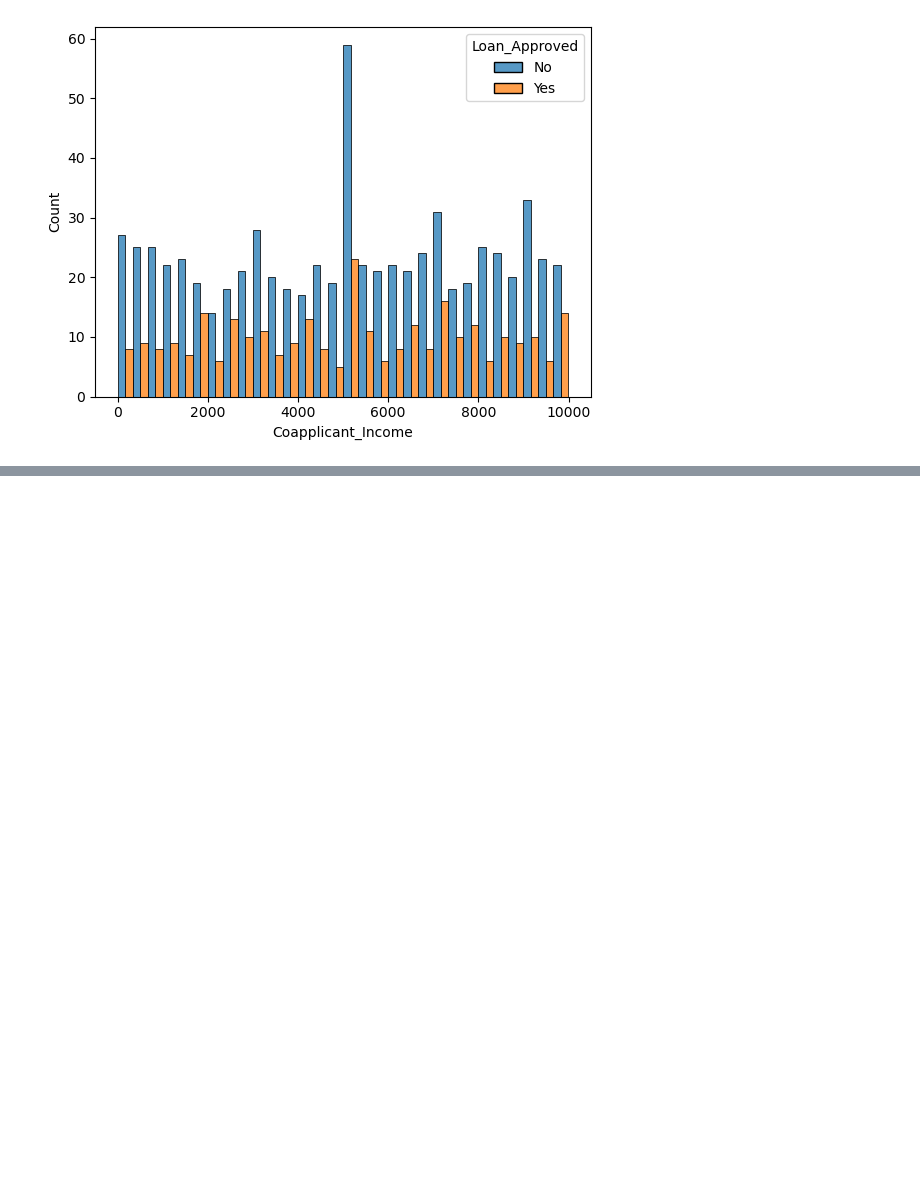
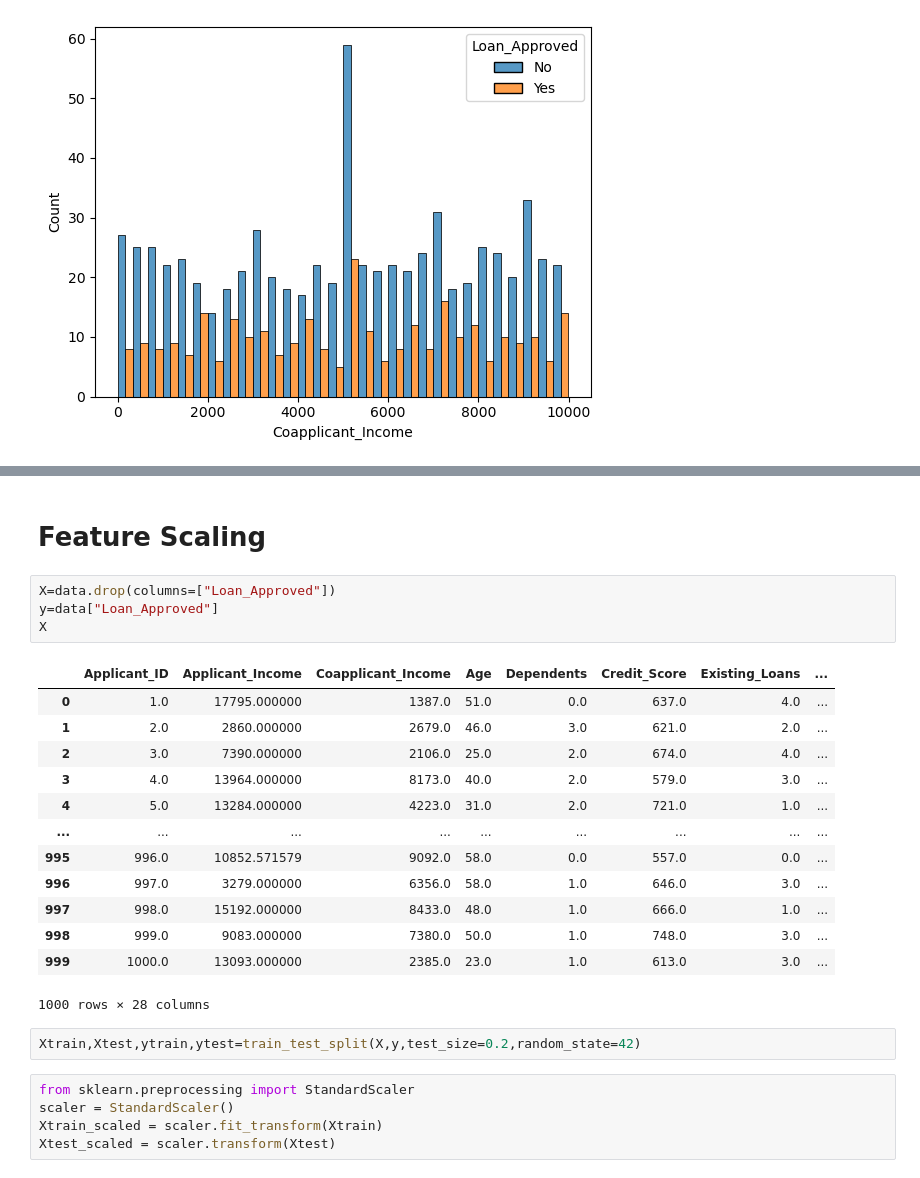
Before and after one commit to Tabby-rohit/credit_wise_project, a Jupyter notebook: credit_wise.ipynb, the cells around one changed output, grey strips where cells are left out. Drawn from its saved outputs; the diff is of its cells as text; blank space fills up the shorter version.

```diff
--- a/credit_wise.ipynb
+++ b/credit_wise.ipynb
@@ -89,0 +130,27 @@ plt.show()
+# %% [markdown]
+# Feature Scaling
+# %%
+X=data.drop(columns=["Loan_Approved"])
+y=data["Loan_Approved"]
+X
+# %% [output]
+|  | Applicant_ID | Applicant_Income | Coapplicant_Income | Age | Dependents | Credit_Score | Existing_Loans | ... |
+| 0 | 1.0 | 17795.000000 | 1387.0 | 51.0 | 0.0 | 637.0 | 4.0 | ... |
+| 1 | 2.0 | 2860.000000 | 2679.0 | 46.0 | 3.0 | 621.0 | 2.0 | ... |
+| 2 | 3.0 | 7390.000000 | 2106.0 | 25.0 | 2.0 | 674.0 | 4.0 | ... |
+| 3 | 4.0 | 13964.000000 | 8173.0 | 40.0 | 2.0 | 579.0 | 3.0 | ... |
+| 4 | 5.0 | 13284.000000 | 4223.0 | 31.0 | 2.0 | 721.0 | 1.0 | ... |
+| ... | ... | ... | ... | ... | ... | ... | ... | ... |
+| 995 | 996.0 | 10852.571579 | 9092.0 | 58.0 | 0.0 | 557.0 | 0.0 | ... |
+| 996 | 997.0 | 3279.000000 | 6356.0 | 58.0 | 1.0 | 646.0 | 3.0 | ... |
+| 997 | 998.0 | 15192.000000 | 8433.0 | 48.0 | 1.0 | 666.0 | 1.0 | ... |
+| 998 | 999.0 | 9083.000000 | 7380.0 | 50.0 | 1.0 | 748.0 | 3.0 | ... |
+| 999 | 1000.0 | 13093.000000 | 2385.0 | 23.0 | 1.0 | 613.0 | 3.0 | ... |
+1000 rows × 28 columns
+# %%
+Xtrain,Xtest,ytrain,ytest=train_test_split(X,y,test_size=0.2,random_state=42)
+# %%
+from sklearn.preprocessing import StandardScaler
+scaler = StandardScaler()
+Xtrain_scaled = scaler.fit_transform(Xtrain)
+Xtest_scaled = scaler.transform(Xtest)
```
Also changed, not shown: parts of 14 cells of this notebook.
